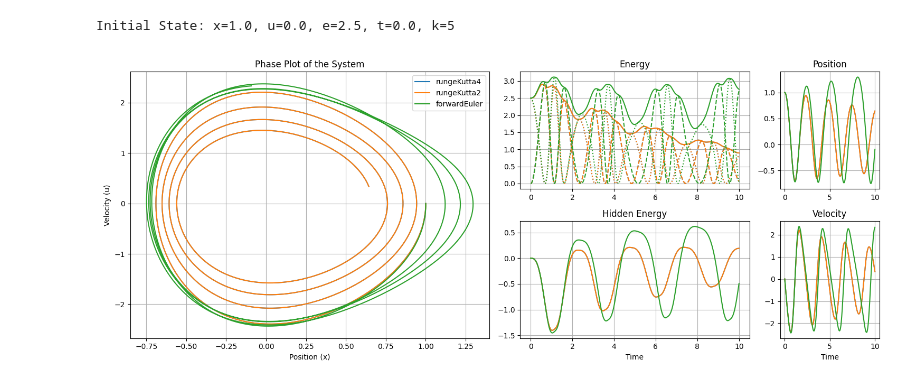
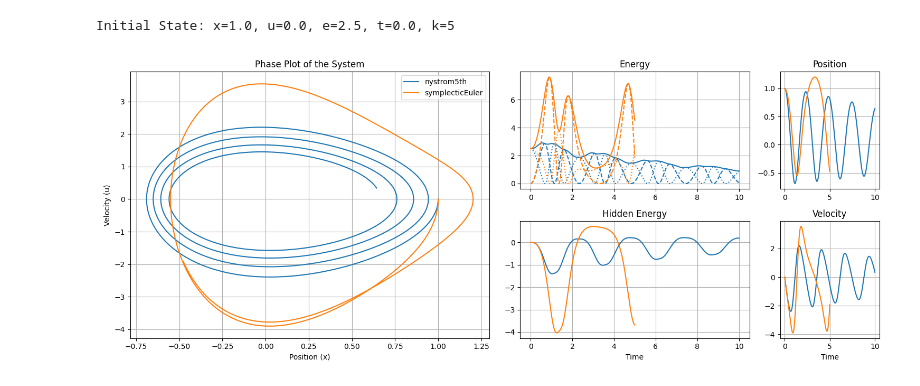
Before and after one commit to wi-re/warpSPHIntegrators, a Jupyter notebook: integrators.ipynb, the cells around one changed output. Drawn from its saved outputs; the diff is of its cells as text; code cells hidden in the pictures.

Commit message:
add eval scripts fix euler integration not advancing time

```diff
--- a/integrators.ipynb
+++ b/integrators.ipynb
@@ -165,9 +165,39 @@ def runIntegrator(initialSystem, integrationScheme, dt, time_limit):
 
 dt = 0.01
 time_limit = 10.0
-trace_rk4, scheme_rk4 = runIntegrator(initialSystem, IntegrationSchemeType.rungeKutta4, dt=dt, time_limit=time_limit)
-trace_rk2, scheme_rk2 = runIntegrator(initialSystem, IntegrationSchemeType.rungeKutta2, dt=dt, time_limit=time_limit)
-trace_ee, scheme_ee = runIntegrator(initialSystem, IntegrationSchemeType.forwardEuler, dt=dt, time_limit=time_limit)
+trace_nystrom5, scheme_nystrom5 = runIntegrator(initialSystem, IntegrationSchemeType.nystrom5th, dt=dt, time_limit=time_limit)
+# %%
+
+schemes = [
+    # IntegrationSchemeType.forwardEuler,
+    # IntegrationSchemeType.rungeKutta2,
+    # IntegrationSchemeType.heunsMethod,
+    # IntegrationSchemeType.ralston2nd,
+    # IntegrationSchemeType.rungeKutta3,
+    # IntegrationSchemeType.heunsMethod3rd,
+    # IntegrationSchemeType.ralston3rd,
+    # IntegrationSchemeType.wray3rd,
+    # IntegrationSchemeType.sspRK3,
+    # IntegrationSchemeType.rungeKutta4,
+    # IntegrationSchemeType.rungeKutta4alt,
+    # IntegrationSchemeType.leapFrog,
+    IntegrationSchemeType.symplecticEuler,
+    # IntegrationSchemeType.velocityVerlet,
+    # IntegrationSchemeType.pefrl,
+    # IntegrationSchemeType.vefrl,
+    # IntegrationSchemeType.epec,
+    # IntegrationSchemeType.epecModified,
+    # IntegrationSchemeType.tvdRK3,
+    # IntegrationSchemeType.tvdRK2,
+    # IntegrationSchemeType.semiImplicitEuler,
+    # IntegrationSchemeType.explicitEuler,
+    # IntegrationSchemeType.nystrom5th,
+    ]
+
+traces = []
+for scheme in schemes:
+    trace, scheme_used = runIntegrator(initialSystem, scheme, dt=dt, time_limit=time_limit)
+    traces.append((trace, scheme_used))
 # %%
 fig, axis = plt.subplot_mosaic([
     ['A', 'A', 'A', 'B', 'B', 'C'],
@@ -177,34 +207,35 @@ colorCycle = plt.rcParams['axes.prop_cycle'].by_key()['color']
 
 def system_value(system, tag):
     return get_tagged_attr(get_reference_state(system), tag=tag)
 
 def plotTrace(fig, axis, trace, label, color):
     axis['A'].plot([system_value(state[0], 'position').item() for state in trace], [system_value(state[0], 'velocity').item() for state in trace], label=label, color=color)
     axis['B'].plot([state[0].t for state in trace], [state[1].item() for state in trace], ls='--', color=color)
     axis['B'].plot([state[0].t for state in trace], [state[2].item() for state in trace], ls=':', color=color)
     axis['B'].plot([state[0].t for state in trace], [state[3].item() for state in trace], label=label, color=color)
     axis['C'].plot([state[0].t for state in trace], [system_value(state[0], 'position').item() for state in trace], label=label, color=color)
     axis['D'].plot([state[0].t for state in trace], [system_value(state[0], 'velocity').item() for state in trace], label=label, color=color)
     axis['E'].plot([state[0].t for state in trace], [system_value(state[0], 'hidden_energy').item() for state in trace], label=label, color=color)
 
-plotTrace(fig, axis, trace_rk4, label=scheme_rk4.name, color=colorCycle[0])
-plotTrace(fig, axis, trace_rk2, label=scheme_rk2.name, color=colorCycle[1])
-plotTrace(fig, axis, trace_ee, label=scheme_ee.name, color=colorCycle[2])
+plotTrace(fig, axis, trace_nystrom5, label=scheme_nystrom5.name, color=colorCycle[0])
+for i, (trace, scheme) in enumerate(traces):
+    plotTrace(fig, axis, trace, label=scheme.name, color=colorCycle[(i+1) % len(colorCycle)])
+
 axis['A'].set_xlabel('Position (x)')
 axis['A'].set_ylabel('Velocity (u)')
 axis['A'].set_title('Phase Plot of the System')
 axis['A'].legend()
 axis['A'].grid()
 axis['B'].set_title('Energy')
 axis['B'].grid()
 axis['C'].set_title('Position')
 axis['C'].grid()
 axis['D'].set_xlabel('Time')
 axis['D'].set_title('Velocity')
 axis['D'].grid()
 axis['E'].set_xlabel('Time')
 axis['E'].set_title('Hidden Energy')
 axis['E'].grid()
 fig.tight_layout()
 # %% [output]
-[figure, old version]
+[figure, new version]
```
Also changed, not shown: parts of 1 cell of this notebook, 1 other file.
